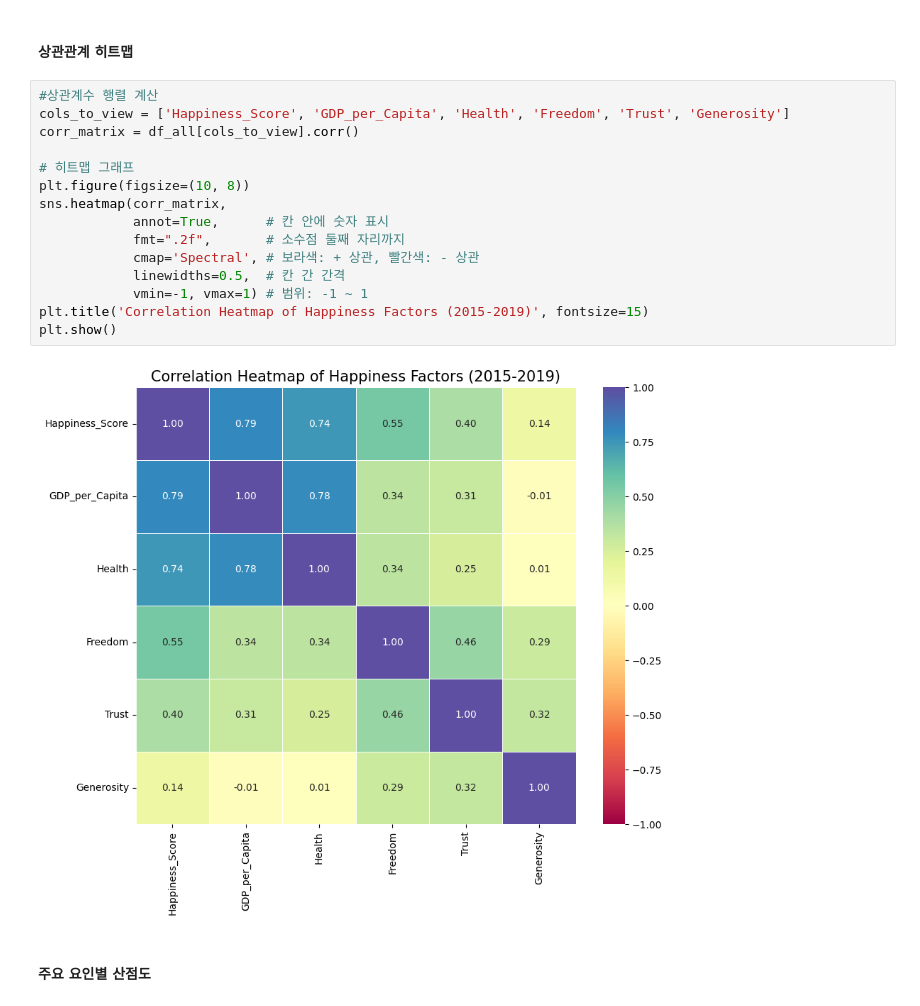
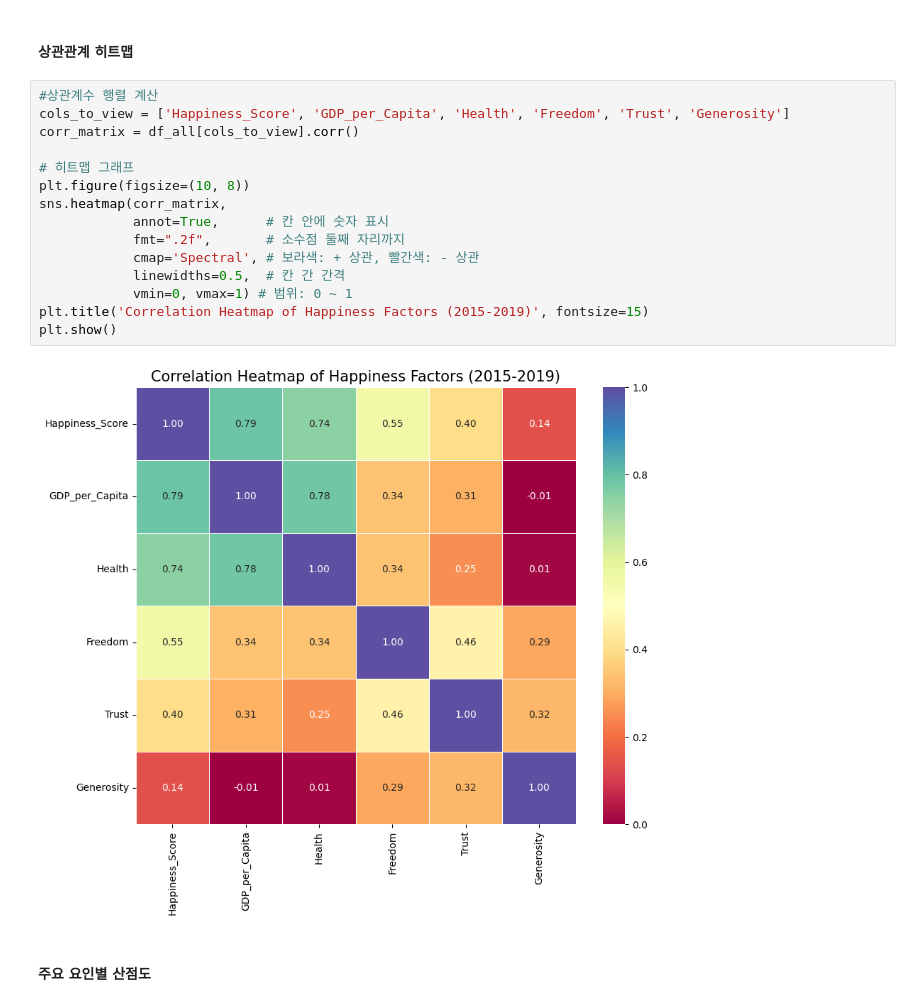
Before and after one commit to sooinp/Desktop, a Jupyter notebook: VSCode/1216통계분석/WHR/whr.ipynb, the cells around one changed output. Saved outputs shown, nothing was run; the diff lists cells and outputs as text.

```diff
--- a/VSCode/1216통계분석/WHR/whr.ipynb
+++ b/VSCode/1216통계분석/WHR/whr.ipynb
@@ -153,20 +128,20 @@ Name: Happiness_Score, dtype: float64
 # %%
 #상관계수 행렬 계산
 cols_to_view = ['Happiness_Score', 'GDP_per_Capita', 'Health', 'Freedom', 'Trust', 'Generosity']
 corr_matrix = df_all[cols_to_view].corr()
 
 # 히트맵 그래프
 plt.figure(figsize=(10, 8))
 sns.heatmap(corr_matrix,
             annot=True,      # 칸 안에 숫자 표시
             fmt=".2f",       # 소수점 둘째 자리까지
             cmap='Spectral', # 보라색: + 상관, 빨간색: - 상관
             linewidths=0.5,  # 칸 간 간격
-            vmin=-1, vmax=1) # 범위: -1 ~ 1
+            vmin=0, vmax=1) # 범위: 0 ~ 1
 plt.title('Correlation Heatmap of Happiness Factors (2015-2019)', fontsize=15)
 plt.show()
 # %% [output]
-[figure, old version]
+[figure, new version]
 # %% [markdown]
 #### 주요 요인별 산점도
 # %%
```
Also changed, not shown: parts of 2 cells of this notebook, 2 other files.
